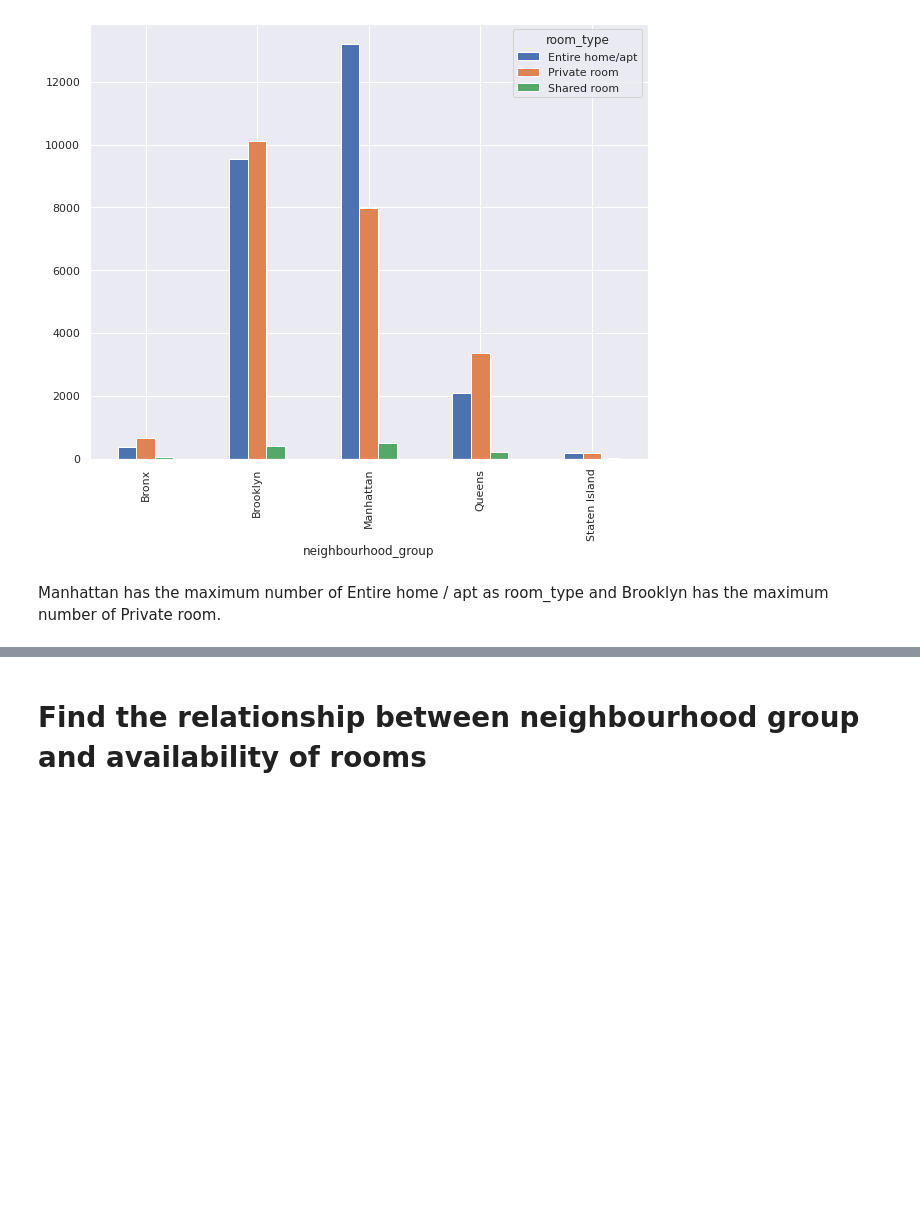
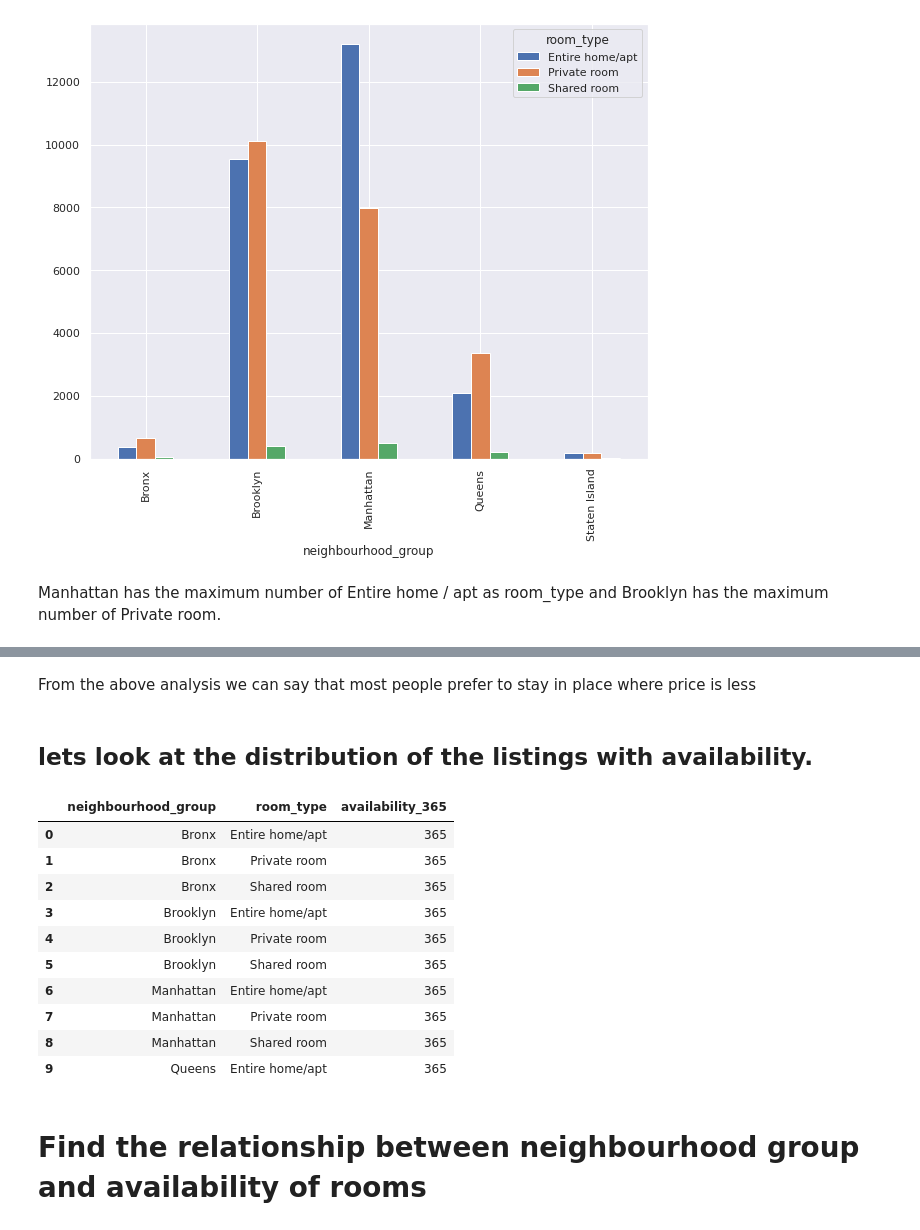
Before and after one commit to SaiMeghanaGoud/EDA-capstone-project, a Jupyter notebook: Copy_of_Airbnb_Bookings_Analysis_Team_Capstone_Project.ipynb, the cells around one changed output, grey strips where cells are left out. Saved outputs shown, nothing was run; the diff lists cells and outputs as text; code cells hidden in the pictures; blank space fills up the shorter version.

```diff
--- a/Copy_of_Airbnb_Bookings_Analysis_Team_Capstone_Project.ipynb
+++ b/Copy_of_Airbnb_Bookings_Analysis_Team_Capstone_Project.ipynb
@@ -491,3 +569,23 @@ Manhattan has the maximum number of Entire home / apt as room_type and Brooklyn
+# %% [markdown]
+From the above analysis we can say that most people prefer to stay in place where price is less
+# %% [markdown]
+## **lets look at the distribution of the listings with availability.**
+# %%
+availability_type=df.groupby(['neighbourhood_group','room_type'])['availability_365'].max().reset_index()
+availability_type=availability_type.sort_values(by='availability_365',ascending=False).head(10)
+availability_type
+# %% [output]
+|  | neighbourhood_group | room_type | availability_365 |
+| 0 | Bronx | Entire home/apt | 365 |
+| 1 | Bronx | Private room | 365 |
+| 2 | Bronx | Shared room | 365 |
+| 3 | Brooklyn | Entire home/apt | 365 |
+| 4 | Brooklyn | Private room | 365 |
+| 5 | Brooklyn | Shared room | 365 |
+| 6 | Manhattan | Entire home/apt | 365 |
+| 7 | Manhattan | Private room | 365 |
+| 8 | Manhattan | Shared room | 365 |
+| 9 | Queens | Entire home/apt | 365 |
 # %% [markdown]
 # **Find the relationship between neighbourhood group and availability of rooms**
 # %%
```
Also changed, not shown: parts of 7 cells of this notebook.
